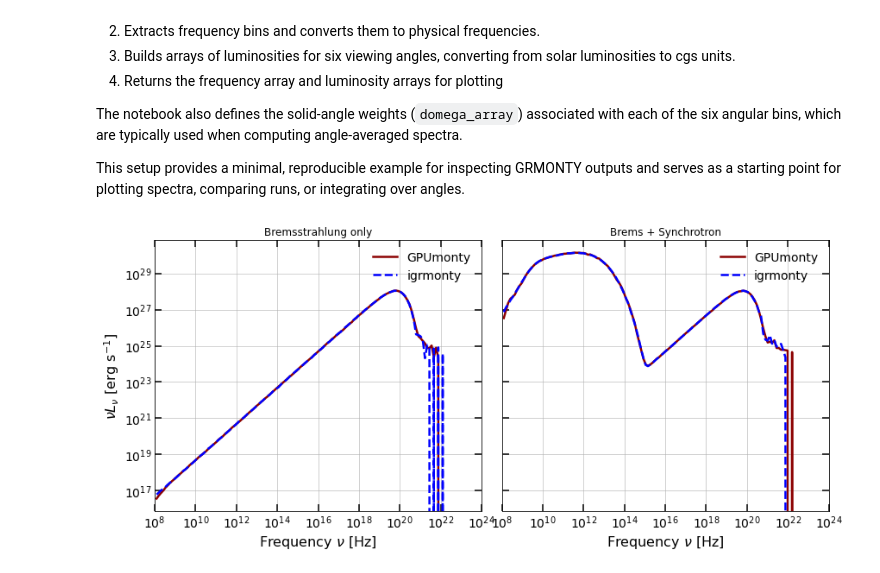
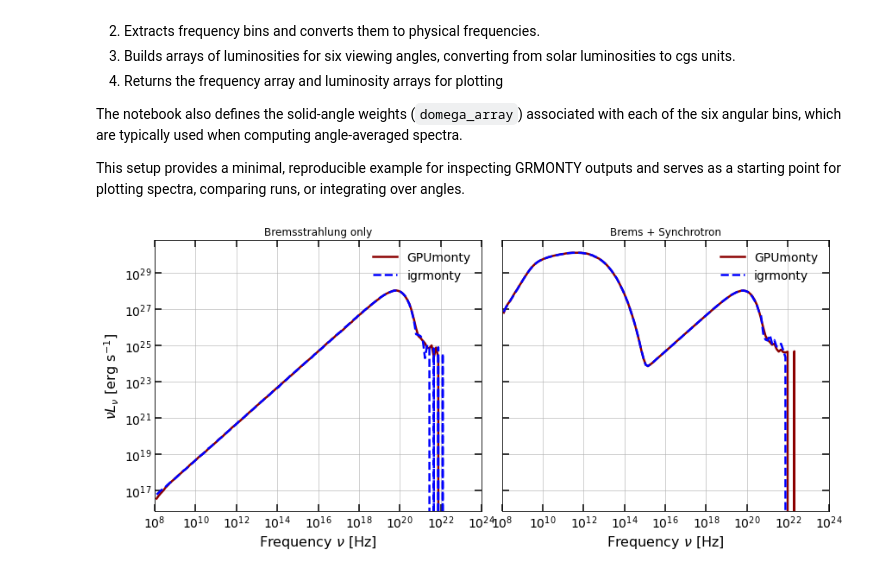
Before and after one commit to black-hole-group/gpumonty, a Jupyter notebook: python/example.ipynb, the cells around one changed output. Cells and saved outputs as stored; diff of their text form; code cells hidden in the pictures.

```diff
--- a/python/example.ipynb
+++ b/python/example.ipynb
@@ -65,8 +65,7 @@ CL = 2.99792458e10
 ME = 9.1093826e-28
 HPL =  6.6260693e-27
 # Open the HDF5 file
-#with h5py.File('../output/sync_brems_MKS_1e6.h5', 'r') as f:
-with h5py.File('../output/test.h5', 'r') as f:
+with h5py.File('../output/sync_brems_MKS_1e6.h5', 'r') as f:
 #with h5py.File('../../igrmonty/spectrum.h5', 'r') as f:
     # Access the 'output' group
     output_group = f['output']
@@ -111,7 +110,7 @@ ax[0].loglog(
 )
 
 ax[0].loglog(
-    nu_igr,
+    nu_igr_brems,
     nuLnu_cpu_brems,
     linewidth=2.5,
     linestyle='--',
@@ -152,34 +151,34 @@ ax[1].legend(frameon=False, fontsize=14)
 
 # --- Style for both ---
 for a in ax:
     a.grid(which='major', linestyle='-', alpha=0.7)
     a.grid(which='minor', linestyle=':', alpha=0.7)
 
     a.tick_params(
         axis='both',
         which='major',
         direction='in',
         length=8,
         width=1.5,
         labelsize=14,
         top=True,
         right=True
     )
 
     a.tick_params(
         axis='both',
         which='minor',
         direction='in',
         length=4,
         width=1.2,
         top=True,
         right=True
     )
 
 plt.tight_layout()
 plt.show()
 # %% [output]
-[figure, old version]
+[figure, new version]
 # %%
 nuLnu_all = (nuLnu.sum(0) * dOmega / (4 * np.pi)).sum(1)
 nuLnu_all_igr = (nuLnu_igr.sum(0) * dOmega_igr / (4 * np.pi)).sum(1)
```
Also changed, not shown: parts of 1 cell of this notebook, 11 other files.
